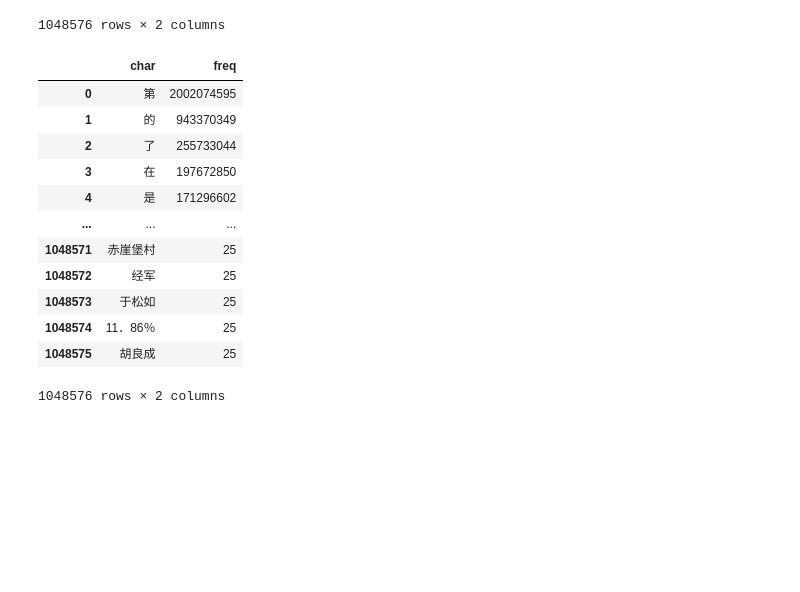
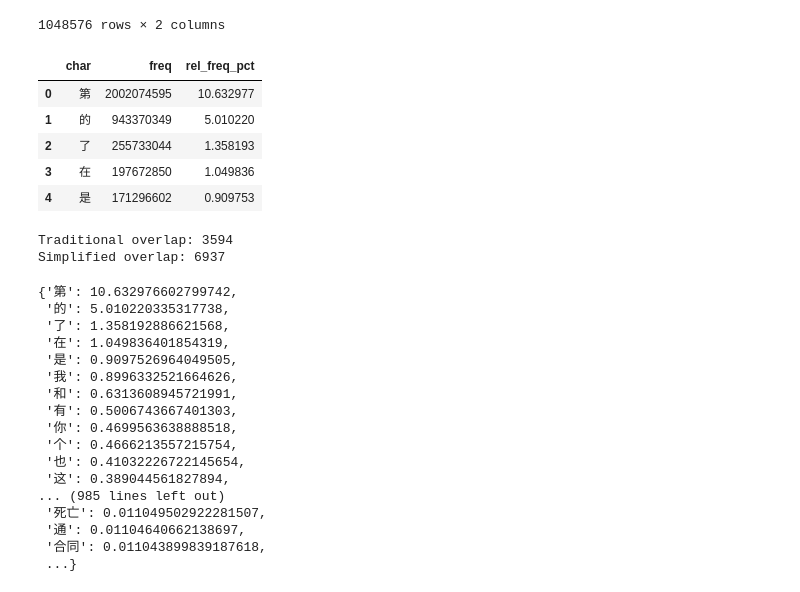
Before and after one commit to vtamprateep/language-speech-practice, a Jupyter notebook: database/sandbox.ipynb, the cells around one changed output. Drawn from its saved outputs; the diff is of its cells as text; code cells hidden in the pictures; blank space fills up the shorter version.

```diff
--- a/database/sandbox.ipynb
+++ b/database/sandbox.ipynb
@@ -22,19 +25,15 @@ data
 | 1048574 | 11．86％ | 25 |
 | 1048575 | 胡良成 | 25 |
 1048576 rows × 2 columns
-# %%
-data.rename(columns={0:"char", 1:"freq"})
-# %% [output]
-|  | char | freq |
-| 0 | 第 | 2002074595 |
-| 1 | 的 | 943370349 |
-| 2 | 了 | 255733044 |
-| 3 | 在 | 197672850 |
-| 4 | 是 | 171296602 |
-| ... | ... | ... |
-| 1048571 | 赤崖堡村 | 25 |
-| 1048572 | 经军 | 25 |
-| 1048573 | 于松如 | 25 |
-| 1048574 | 11．86％ | 25 |
-| 1048575 | 胡良成 | 25 |
-1048576 rows × 2 columns
+# %%
+# Calculate relative frequency as percentage
+total_instances = sum(data.freq)
+data["rel_freq_pct"] = data.freq / total_instances * 100
+data.head()
+# %% [output]
+|  | char | freq | rel_freq_pct |
+| 0 | 第 | 2002074595 | 10.632977 |
+| 1 | 的 | 943370349 | 5.010220 |
+| 2 | 了 | 255733044 | 1.358193 |
+| 3 | 在 | 197672850 | 1.049836 |
+| 4 | 是 | 171296602 | 0.909753 |
@@ -40,0 +72,39 @@ data.rename(columns={0:"char", 1:"freq"})
+# %%
+trad_char_intersect = len(trad_char_set.intersection(df_char_set))
+simp_char_intersect = len(simp_char_set.intersection(df_char_set))
+
+print(f"Traditional overlap: {trad_char_intersect}")
+print(f"Simplified overlap: {simp_char_intersect}")
+# %% [output]
+Traditional overlap: 3594
+Simplified overlap: 6937
+# %%
+# Update original data and upsert back into table
+df_filtered = data[data["char"].isin(simp_char_set)]
+
+# Convert to dict for quick look-up
+freq_lookup = dict()
+for k, v in df_filtered.iterrows():
+    char = v["char"]
+    freq = v["rel_freq_pct"]
+    freq_lookup[char] = freq
+
+freq_lookup
+# %% [output]
+{'第': 10.632976602799742,
+ '的': 5.010220335317738,
+ '了': 1.358192886621568,
+ '在': 1.049836401854319,
+ '是': 0.9097526964049505,
+ '我': 0.8996332521664626,
+ '和': 0.6313608945721991,
+ '有': 0.5006743667401303,
+ '你': 0.4699563638888518,
+ '个': 0.4666213557215754,
+ '也': 0.41032226722145654,
+ '这': 0.389044561827894,
+... (985 lines left out)
+ '死亡': 0.011049502922281507,
+ '通': 0.01104640662138697,
+ '合同': 0.011043899839187618,
+ ...}
```
Also changed, not shown: parts of 8 cells of this notebook, 2 other files.
